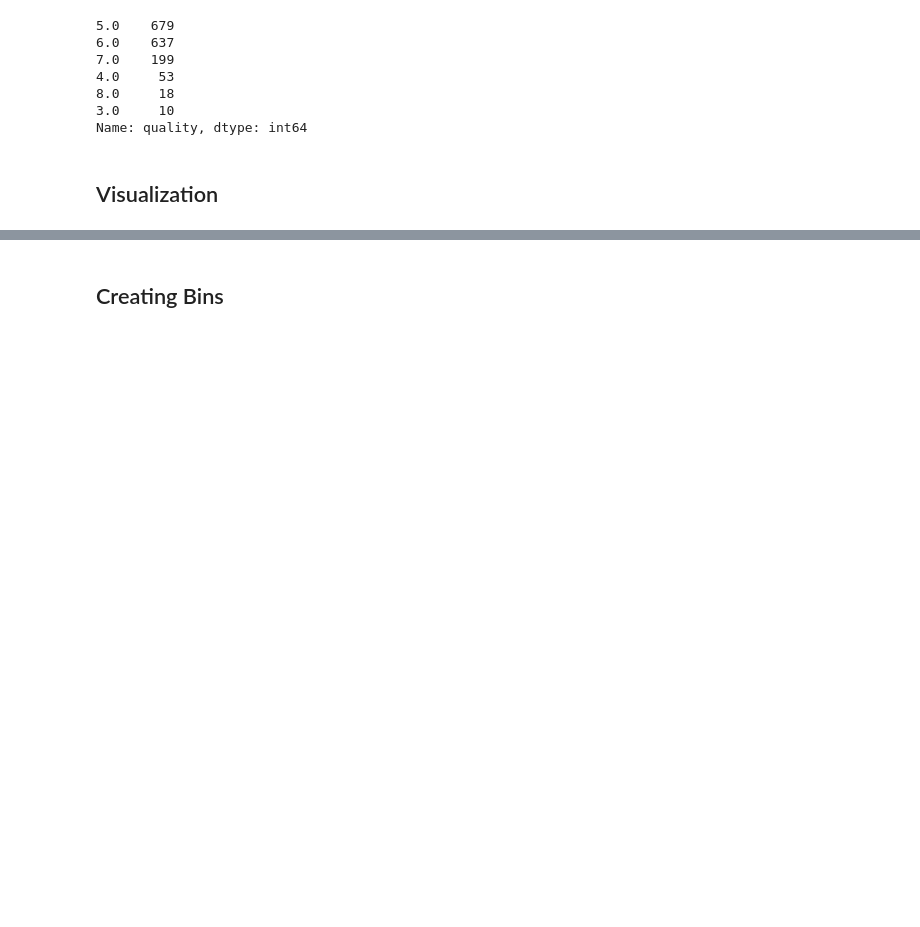
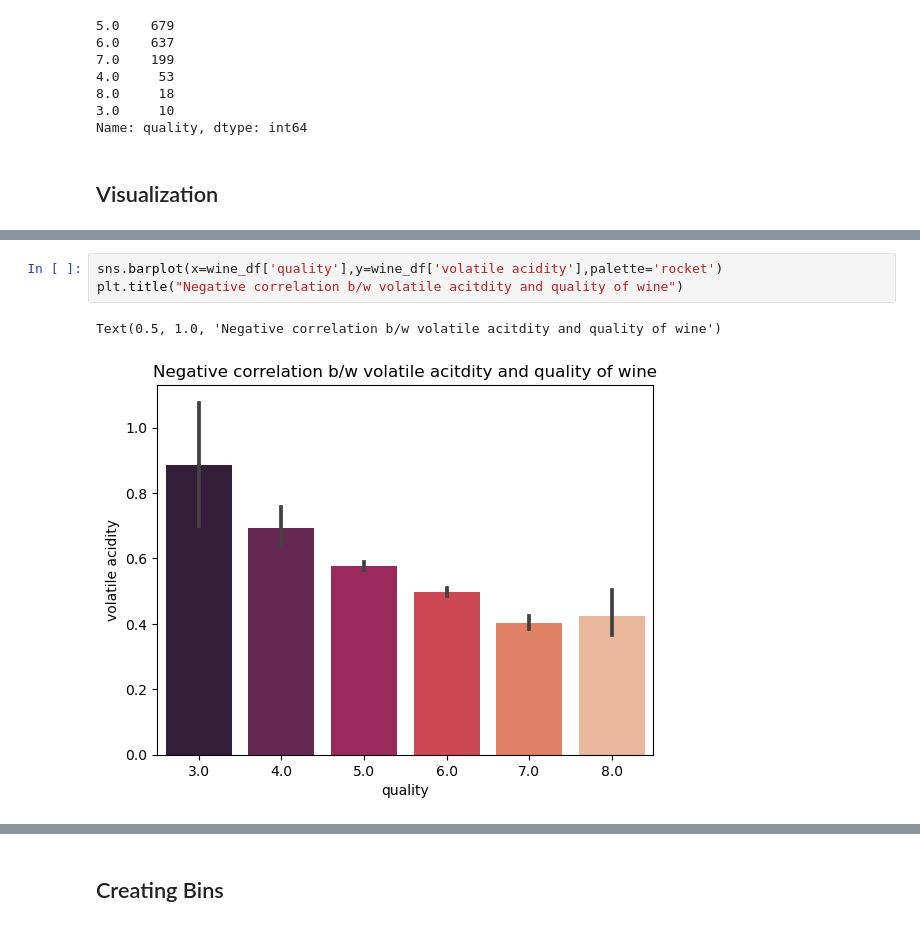
Before and after one commit to sidpatondikar/MJR_Project_Wine_Quality_Prediction, a Jupyter notebook: Wine_Quality.ipynb, the cells around one changed output, grey strips where cells are left out. Cells and saved outputs as stored; diff of their text form; blank space fills up the shorter version.

```diff
--- a/Wine_Quality.ipynb
+++ b/Wine_Quality.ipynb
@@ -149,0 +154,6 @@ sns.catplot(data=wine_df, x='quality',kind='count')
+# %%
+sns.barplot(x=wine_df['quality'],y=wine_df['volatile acidity'],palette='rocket')
+plt.title("Negative correlation b/w volatile acitdity and quality of wine")
+# %% [output]
+Text(0.5, 1.0, 'Negative correlation b/w volatile acitdity and quality of wine')
+[figure, added]
```
Also changed, not shown: parts of 30 cells of this notebook.
